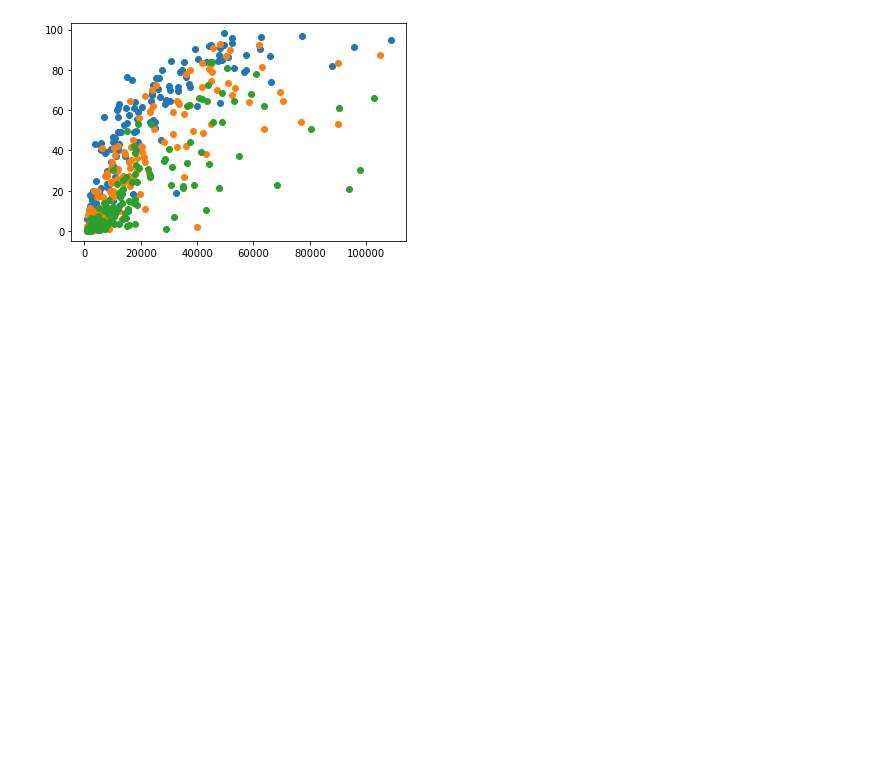
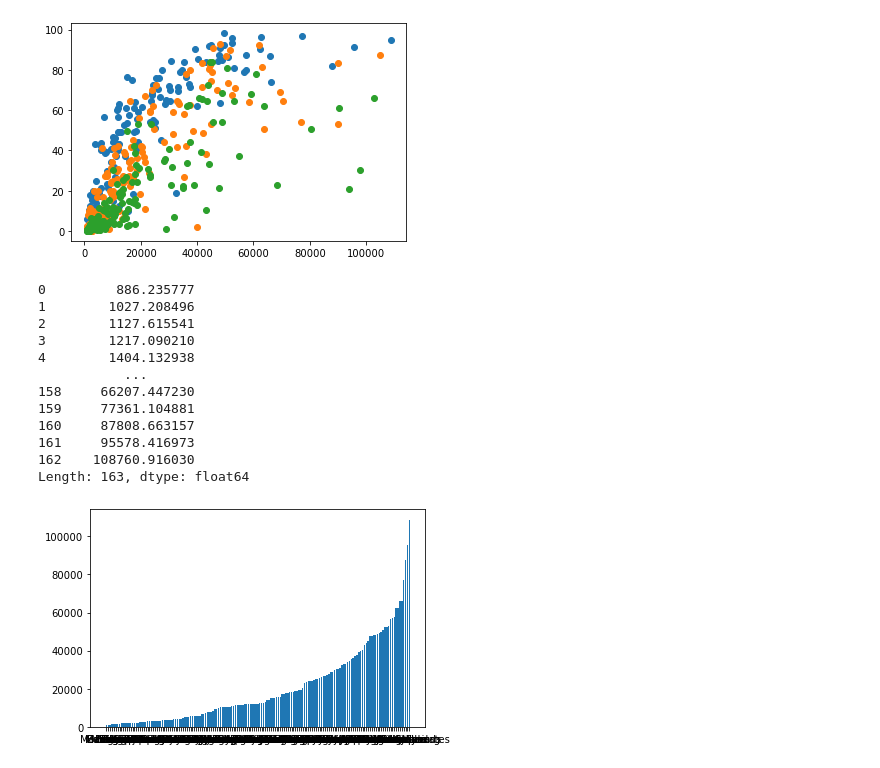
Before and after one commit to Dphills741/GDP-vs-Internet-Usage--Python, a Jupyter notebook: Notebook/Current Notebook.ipynb, the cells around one changed output. Cells and saved outputs as stored; diff of their text form; code cells hidden in the pictures; blank space fills up the shorter version.

```diff
--- a/Notebook/Current Notebook.ipynb
+++ b/Notebook/Current Notebook.ipynb
@@ -131,5 +131,3 @@ print(gdp_and_internet_use.tail(5))
 3455  Zimbabwe  1995     3226.413930            0.007684
 3456  Zimbabwe  1994     3263.934978            0.001739
 3457  Zimbabwe  1990     3324.348171            0.000000
-# %%
-gdp_and_internet_use =
@@ -238,3 +220,20 @@ plt.scatter(gdp_int_2004.GDP_Per_Capita , gdp_int_2004.Internet_Users_Pct )
 [figure]
 # %%
 #The plots show the later the year the higher the gdp and internet user pct
+# %%
+gdp_int_2014 = gdp_int_2014.sort_values('GDP_Per_Capita')
+plt.bar(gdp_int_2014.Country,gdp_int_2014.GDP_Per_Capita)
+# %% [output]
+0         886.235777
+1        1027.208496
+2        1127.615541
+3        1217.090210
+4        1404.132938
+           ...
+158     66207.447230
+159     77361.104881
+160     87808.663157
+161     95578.416973
+162    108760.916030
+Length: 163, dtype: float64
+[figure, added]
```
Also changed, not shown: parts of 18 cells of this notebook.
